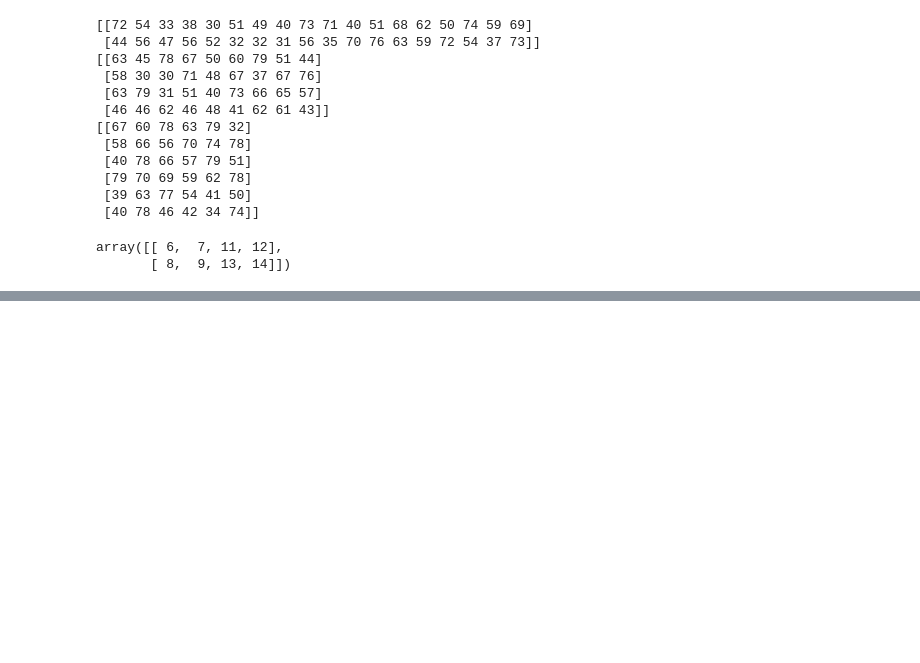
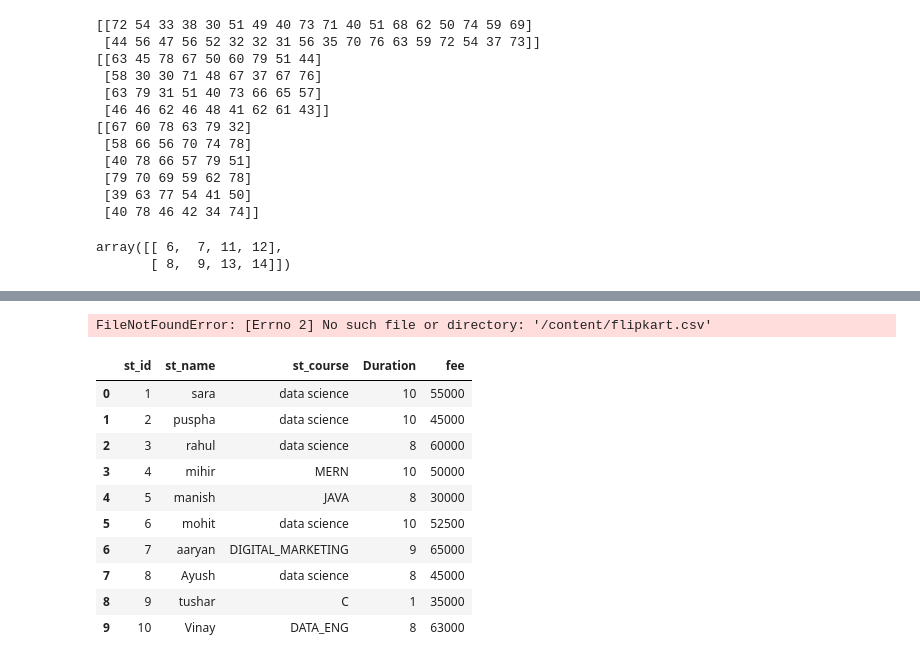
Before and after one commit to saransh437/Python_practice, a Jupyter notebook: Advance_python.ipynb, the cells around one changed output, grey strips where cells are left out. Saved outputs shown, nothing was run; the diff lists cells and outputs as text; code cells hidden in the pictures; blank space fills up the shorter version.

```diff
--- a/Advance_python.ipynb
+++ b/Advance_python.ipynb
@@ -262,0 +324,28 @@ array([[ 6,  7, 11, 12],
+# %%
+df = pd.read_csv('/content/flipkart.csv')
+df
+# %% [output]
+FileNotFoundError: [Errno 2] No such file or directory: '/content/flipkart.csv'
+# %%
+st = {
+    'st_id': [1,2,3,4,5,6,7,8,9,10],
+    'st_name':['sara','puspha','rahul','mihir','manish','mohit','aaryan','Ayush','tushar','Vinay'],
+    'st_course':['data science', 'data science','data science','MERN','JAVA','data science','DIGITAL_MARKETING','data science','C','DATA_ENG'],
+    'Duration':[10,10,8,10,8,10,9,8,1,8],
+    'fee':[55000,45000,60000,50000,30000,52500,65000,45000,35000,63000]
+}
+# %%
+df = pd.DataFrame(st)
+df
+# %% [output]
+|  | st_id | st_name | st_course | Duration | fee |
+| 0 | 1 | sara | data science | 10 | 55000 |
+| 1 | 2 | puspha | data science | 10 | 45000 |
+| 2 | 3 | rahul | data science | 8 | 60000 |
+| 3 | 4 | mihir | MERN | 10 | 50000 |
+| 4 | 5 | manish | JAVA | 8 | 30000 |
+| 5 | 6 | mohit | data science | 10 | 52500 |
+| 6 | 7 | aaryan | DIGITAL_MARKETING | 9 | 65000 |
+| 7 | 8 | Ayush | data science | 8 | 45000 |
+| 8 | 9 | tushar | C | 1 | 35000 |
+| 9 | 10 | Vinay | DATA_ENG | 8 | 63000 |
```
Also changed, not shown: parts of 17 cells of this notebook.
